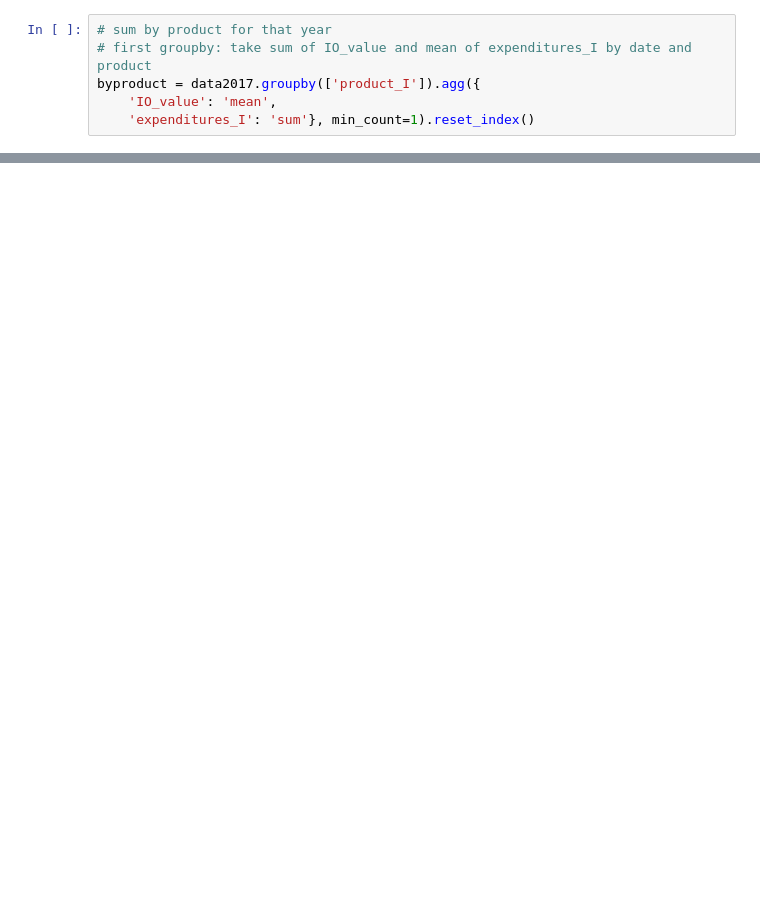
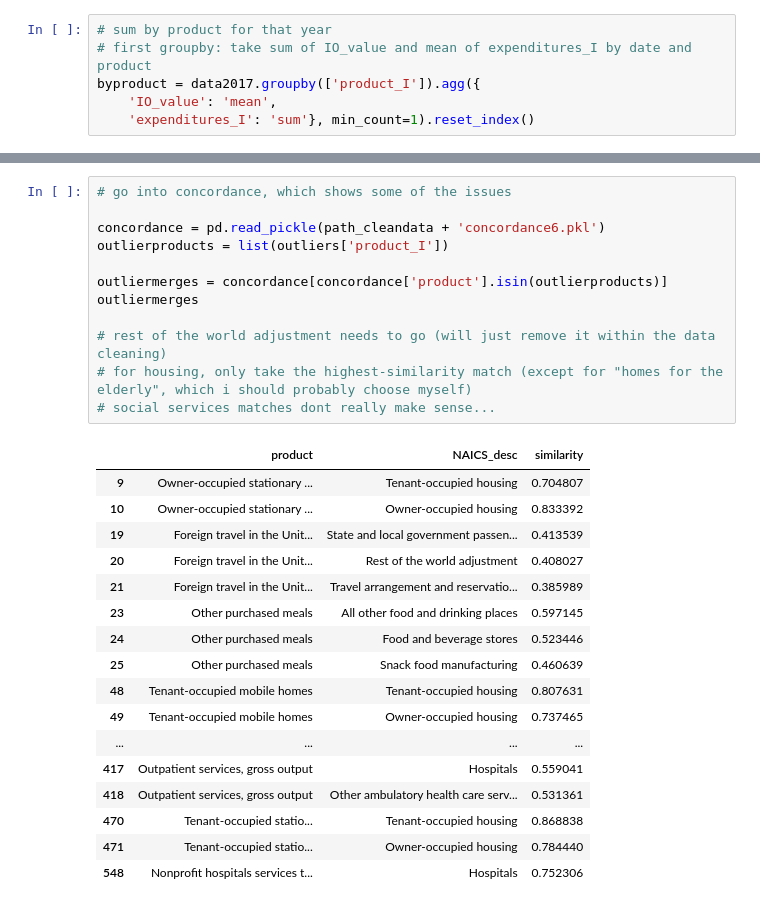
Before and after one commit to emilyfu1/shocks_productionnetworks, a Jupyter notebook: mergechecks.ipynb, the cells around one changed output, grey strips where cells are left out. Saved outputs shown, nothing was run; the diff lists cells and outputs as text; blank space fills up the shorter version.

```diff
--- a/mergechecks.ipynb
+++ b/mergechecks.ipynb
@@ -47,0 +78,30 @@ plt.savefig(path_figures + 'merge_check\\expenditures.pdf')
+# %%
+# go into concordance, which shows some of the issues
+
+concordance = pd.read_pickle(path_cleandata + 'concordance6.pkl')
+outlierproducts = list(outliers['product_I'])
+
+outliermerges = concordance[concordance['product'].isin(outlierproducts)]
+outliermerges
+
+# rest of the world adjustment needs to go (will just remove it within the data cleaning)
+# for housing, only take the highest-similarity match (except for "homes for the elderly", which i should probably choose myself)
+# social services matches dont really make sense...
+# %% [output]
+|  | product | NAICS_desc | similarity |
+| 9 | Owner-occupied stationary ... | Tenant-occupied housing | 0.704807 |
+| 10 | Owner-occupied stationary ... | Owner-occupied housing | 0.833392 |
+| 19 | Foreign travel in the Unit... | State and local government passen... | 0.413539 |
+| 20 | Foreign travel in the Unit... | Rest of the world adjustment | 0.408027 |
+| 21 | Foreign travel in the Unit... | Travel arrangement and reservatio... | 0.385989 |
+| 23 | Other purchased meals | All other food and drinking places | 0.597145 |
+| 24 | Other purchased meals | Food and beverage stores | 0.523446 |
+| 25 | Other purchased meals | Snack food manufacturing | 0.460639 |
+| 48 | Tenant-occupied mobile homes | Tenant-occupied housing | 0.807631 |
+| 49 | Tenant-occupied mobile homes | Owner-occupied housing | 0.737465 |
+| ... | ... | ... | ... |
+| 417 | Outpatient services, gross output | Hospitals | 0.559041 |
+| 418 | Outpatient services, gross output | Other ambulatory health care serv... | 0.531361 |
+| 470 | Tenant-occupied statio... | Tenant-occupied housing | 0.868838 |
+| 471 | Tenant-occupied statio... | Owner-occupied housing | 0.784440 |
+| 548 | Nonprofit hospitals services t... | Hospitals | 0.752306 |
```
Also changed, not shown: parts of 8 cells of this notebook.
